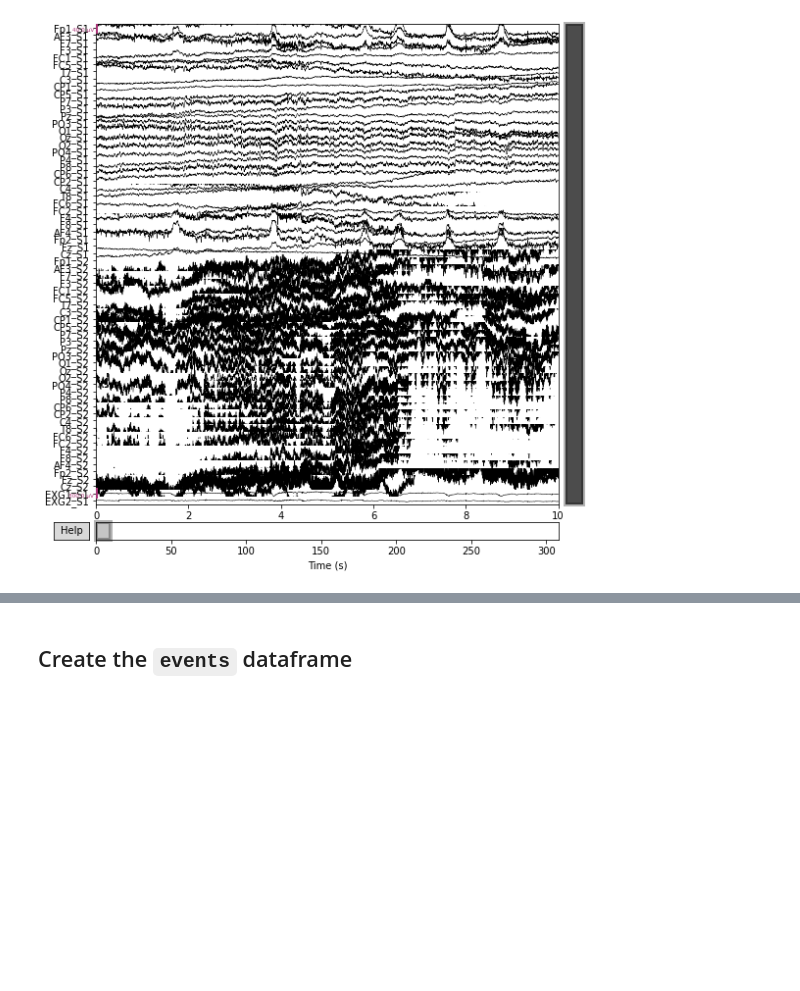
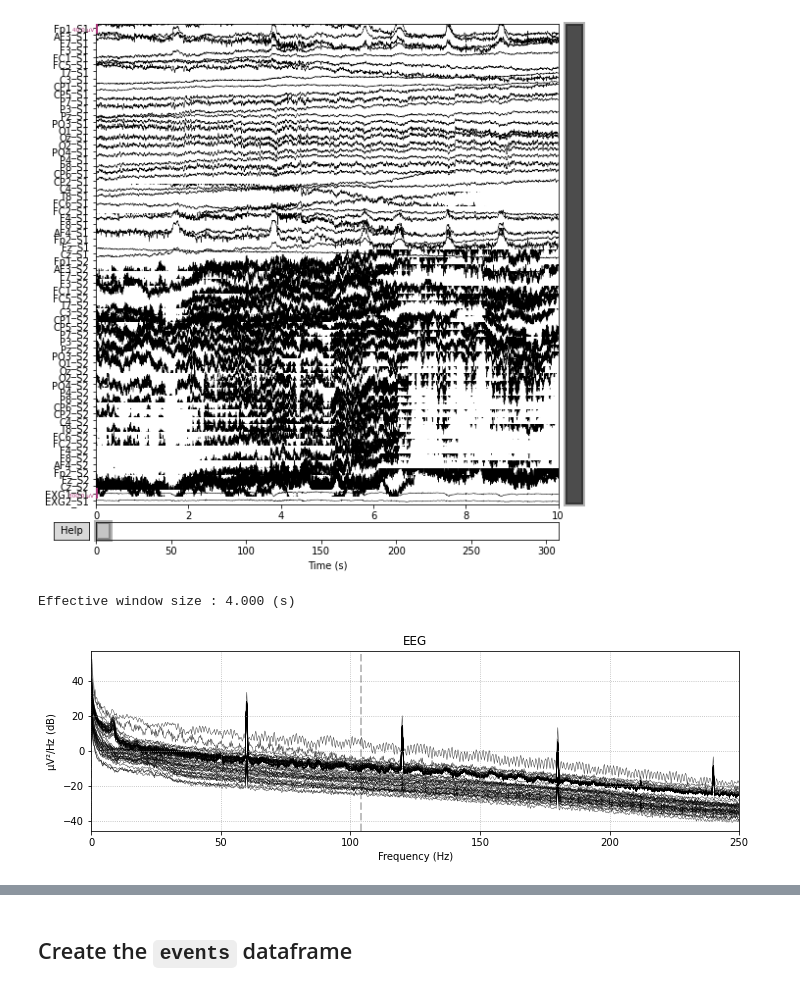
Before and after one commit to FranckPrts/Use-custom-events-in-MNE, a Jupyter notebook: add_events_metadata_method_nosplit.ipynb, the cells around one changed output, grey strips where cells are left out. Cells and saved outputs as stored; diff of their text form; code cells hidden in the pictures; blank space fills up the shorter version.

Commit message:
fixed filter,added PSD plot, and added preproc steps

```diff
--- a/add_events_metadata_method_nosplit.ipynb
+++ b/add_events_metadata_method_nosplit.ipynb
@@ -43,10 +43,10 @@ import matplotlib.pyplot as plt
 # %% [markdown]
 ## Load `raw` data
 # %%
-#root  = "../../W2W-data/W2W-SampleData/"
-#saves = "../../W2W-data/W2W-SampleData/W2W-saves/"
-root = "C:\\Users\\mcwee\\Documents\\HyPyP\\social_eeg_project\\data\\"
-saves = "C:\\Users\\mcwee\\Documents\\HyPyP\\social_eeg_project\\data\\saves\\"
+root  = "../../W2W-Data/W2W-EEG/Franck_eeg_share/"
+saves = "../../W2W-Data/W2W-EEG/Franck_eeg_share/W2W-saves/"
+# root = "C:\\Users\\mcwee\\Documents\\HyPyP\\social_eeg_project\\data\\"
+# saves = "C:\\Users\\mcwee\\Documents\\HyPyP\\social_eeg_project\\data\\saves\\"
 
 subject = 'W2W_2606'
 context = 'movie'
@@ -64,21 +66,23 @@ Here, we first set up the link(s) to our raw data file(s) and then use [mne.io.r
 # %%
+chan_to_exclude = [
+    # Adults channels
+    '1-EXG3','1-EXG4','1-EXG5','1-EXG6','1-EXG7','1-EXG8',
+    '1-GSR1','1-GSR2',
+    '1-Erg1','1-Erg2',
+    '1-Resp', '1-Plet', '1-Temp',
+    # Kids channels
+    '2-EXG1','2-EXG2','2-EXG3','2-EXG4','2-EXG5','2-EXG6','2-EXG7','2-EXG8',
+    '2-GSR1','2-GSR2',
+    '2-Erg1','2-Erg2',
+    '2-Resp', '2-Plet', '2-Temp',
+    'Status' # @mcweenysean Didn't see this one in the channel.docs
+    ]
+
 raw = mne.io.read_raw_bdf(
     input_fname=eeg_file,
     eog=  ['1-EXG1','1-EXG2'],
-    exclude= [
-        # Adults channels
-        '1-EXG3','1-EXG4','1-EXG5','1-EXG6','1-EXG7','1-EXG8',
-        '1-GSR1','1-GSR2',
-        '1-Erg1','1-Erg2',
-        '1-Resp', '1-Plet', '1-Temp',
-
-        # Kids channels
-        '2-EXG1','2-EXG2','2-EXG3','2-EXG4','2-EXG5','2-EXG6','2-EXG7','2-EXG8',
-        '2-GSR1','2-GSR2',
-        '2-Erg1','2-Erg2',
-        '2-Resp', '2-Plet', '2-Temp',
-        'Status' # @mcweenysean Didn't see this one in the channel.docs
-        ]
+    exclude= chan_to_exclude,
+    preload=True,
     )
 
 raw.info
@@ -185,3 +184,9 @@ plt.show()
 # %% [output]
 Using matplotlib as 2D backend.
 [figure]
+# %%
+raw.plot_psd(fmax=250, average=False, spatial_colors=True, show=False)
+plt.show()
+# %% [output]
+Effective window size : 4.000 (s)
+[figure, added]
```
Also changed, not shown: parts of 12 cells of this notebook.
